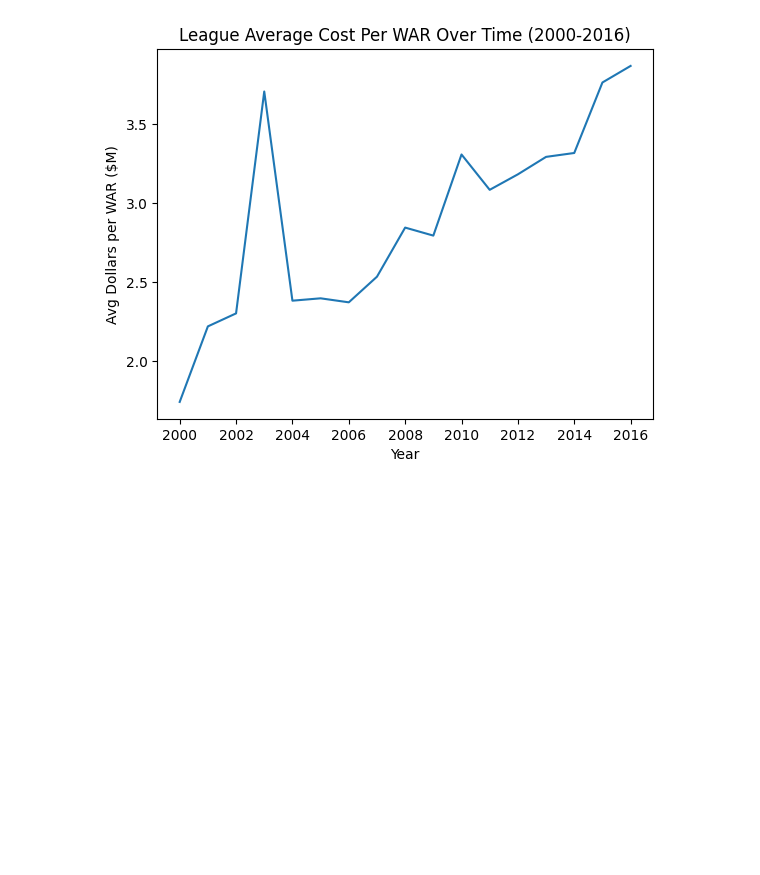
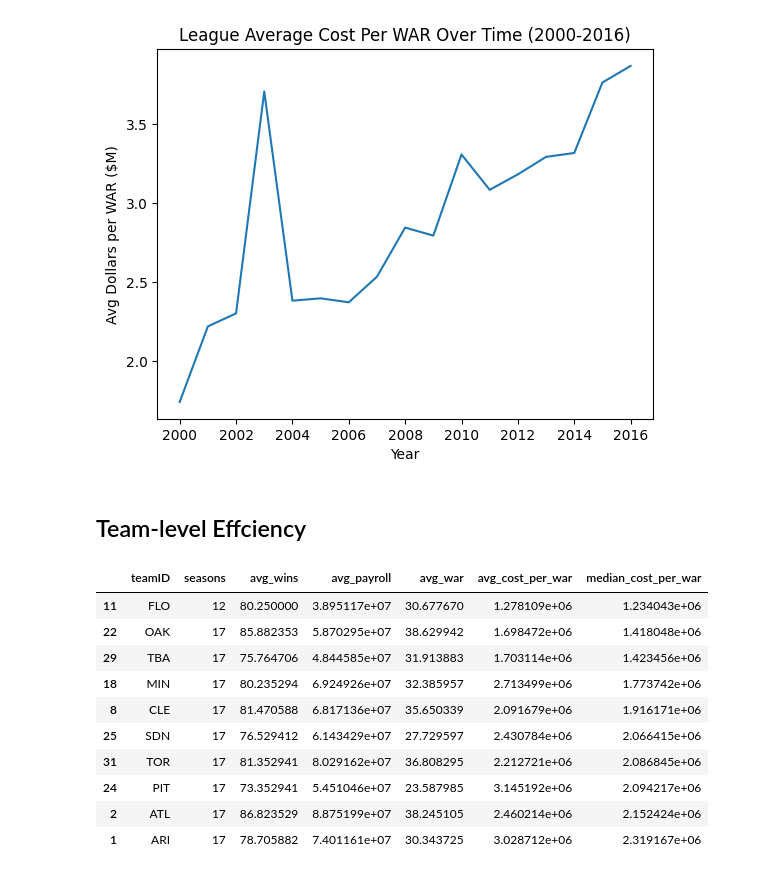
Before and after one commit to matchu46/MLB-Team-Construction---Win-Efficiency, a Jupyter notebook: notebooks/02_team_efficiency_analysis.ipynb, the cells around one changed output. Cells and saved outputs as stored; diff of their text form; code cells hidden in the pictures; blank space fills up the shorter version.

```diff
--- a/notebooks/02_team_efficiency_analysis.ipynb
+++ b/notebooks/02_team_efficiency_analysis.ipynb
@@ -127,3 +127,29 @@ plt.show
 # %% [output]
 <function matplotlib.pyplot.show(close=None, block=None)>
 [figure]
+# %% [markdown]
+## Team-level Effciency
+# %%
+team_summary = clean.groupby(["teamID"], as_index=False).agg(
+    seasons=("yearID", "count"),
+    avg_wins=("W", "mean"),
+    avg_payroll=("payroll", "mean"),
+    avg_war=("Total_WAR", "mean"),
+    avg_cost_per_war=("Dollars_per_WAR", "mean"),
+    median_cost_per_war=("Dollars_per_WAR", "median"),
+)
+
+team_summary=team_summary[team_summary["seasons"] >= 10].copy() # stability filter
+team_summary.sort_values("median_cost_per_war").head(10)
+# %% [output]
+|  | teamID | seasons | avg_wins | avg_payroll | avg_war | avg_cost_per_war | median_cost_per_war |
+| 11 | FLO | 12 | 80.250000 | 3.895117e+07 | 30.677670 | 1.278109e+06 | 1.234043e+06 |
+| 22 | OAK | 17 | 85.882353 | 5.870295e+07 | 38.629942 | 1.698472e+06 | 1.418048e+06 |
+| 29 | TBA | 17 | 75.764706 | 4.844585e+07 | 31.913883 | 1.703114e+06 | 1.423456e+06 |
+| 18 | MIN | 17 | 80.235294 | 6.924926e+07 | 32.385957 | 2.713499e+06 | 1.773742e+06 |
+| 8 | CLE | 17 | 81.470588 | 6.817136e+07 | 35.650339 | 2.091679e+06 | 1.916171e+06 |
+| 25 | SDN | 17 | 76.529412 | 6.143429e+07 | 27.729597 | 2.430784e+06 | 2.066415e+06 |
+| 31 | TOR | 17 | 81.352941 | 8.029162e+07 | 36.808295 | 2.212721e+06 | 2.086845e+06 |
+| 24 | PIT | 17 | 73.352941 | 5.451046e+07 | 23.587985 | 3.145192e+06 | 2.094217e+06 |
+| 2 | ATL | 17 | 86.823529 | 8.875199e+07 | 38.245105 | 2.460214e+06 | 2.152424e+06 |
+| 1 | ARI | 17 | 78.705882 | 7.401161e+07 | 30.343725 | 3.028712e+06 | 2.319167e+06 |
```
Also changed, not shown: parts of 9 cells of this notebook, 2 other files.
